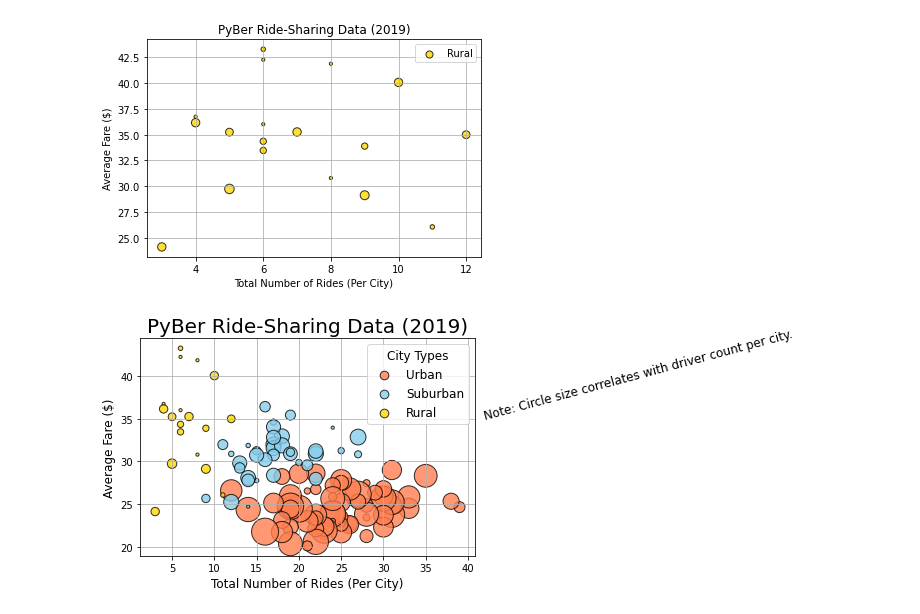
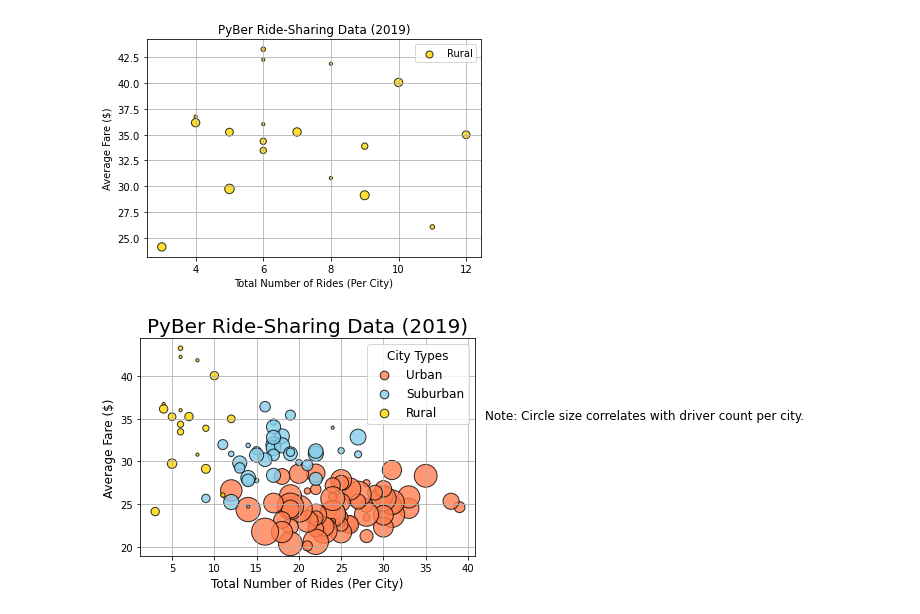
Before and after one commit to jipearson/PyBer_Analysis, a Jupyter notebook: PyBer.ipynb, the cells around one changed output. Cells and saved outputs as stored; diff of their text form; code cells hidden in the pictures.

```diff
--- a/PyBer.ipynb
+++ b/PyBer.ipynb
@@ -186,32 +190,32 @@ plt.scatter(rural_ride_count,
       c="gold",
       edgecolor="black",
       linewidths=1,
       alpha=0.8,
       label="Rural")
 
 plt.title("PyBer Ride-Sharing Data (2019)", fontsize=20)
 plt.ylabel("Average Fare ($)", fontsize=12)
 plt.xlabel("Total Number of Rides (Per City)", fontsize=12)
 plt.grid(True)
 
 # Create a legend
 lgnd = plt.legend(fontsize="12", mode="Expanded",
          scatterpoints=1, loc="best", title="City Types")
 lgnd.legendHandles[0]._sizes = [75]
 lgnd.legendHandles[1]._sizes = [75]
 lgnd.legendHandles[2]._sizes = [75]
 lgnd.get_title().set_fontsize(12)
 
 # Incorporate a text label about circle size.
 #plt.text(42, 35, "Note: Circle size correlates with driver count per city.", fontsize="12", wrap=True)
-plt.text(42, 35, "Note: Circle size correlates with driver count per city.", ha="left", wrap=True, fontsize="12", rotation=15)
+plt.text(42, 35, "Note: Circle size correlates with driver count per city.", ha="left", wrap=True, fontsize="12")
 # Add the legend.
 #plt.legend()
 
 #Save the figure
 plt.savefig("analysis/Fig1.png", dpi=200, bbox_inches="tight")
 
 # Show the plot
 plt.show()
 # %% [output]
-[figure, old version]
+[figure, new version]
```
Also changed, not shown: parts of 17 cells of this notebook, 3 other files.
